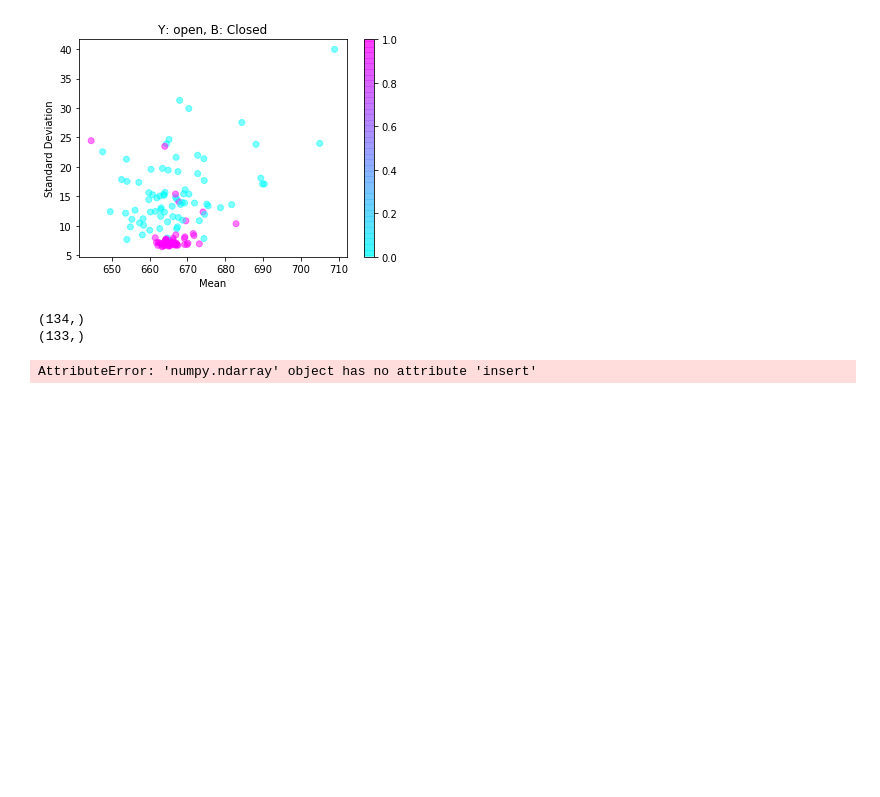
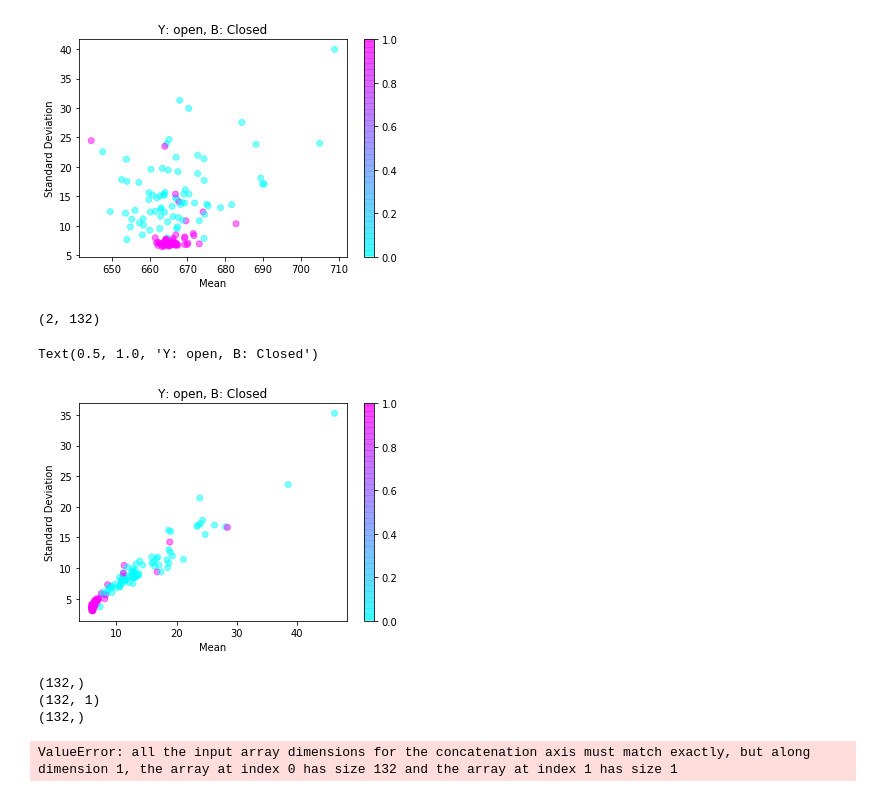
Before and after one commit to redgene/EMG_SignalAnalysis, a Jupyter notebook: EMG_SignalAnalysis_Python.ipynb, the cells around one changed output. Cells and saved outputs as stored; diff of their text form; code cells hidden in the pictures; blank space fills up the shorter version.

```diff
--- a/EMG_SignalAnalysis_Python.ipynb
+++ b/EMG_SignalAnalysis_Python.ipynb
@@ -599,6 +650,22 @@ plt.title('Y: open, B: Closed')
 (2, 132)
 Text(0.5, 1.0, 'Y: open, B: Closed')
 [figure]
+# %%
+mean_all_tmp_reshaped2 = (np.reshape(mean_all_tmp2, (1,np.size(mean_all_tmp2))))
+stdev_tmp_reshaped2    = (np.reshape(stdev_tmp2, (1,np.size(mean_all_tmp2))))
+
+features_mean_stddev2 = np.vstack((mean_all_tmp_reshaped2, stdev_tmp_reshaped2))
+print(np.shape(features_mean_stddev2))
+
+plt.scatter(features_mean_stddev2[0], features_mean_stddev2[1], c = class_binary, alpha=0.5, cmap = cm.cool) #s=10
+plt.xlabel('Mean')
+plt.ylabel('Standard Deviation')
+plt.colorbar() # 0 is for clenched state, 1 is for openn state
+plt.title('Y: open, B: Closed')
+# %% [output]
+(2, 132)
+Text(0.5, 1.0, 'Y: open, B: Closed')
+[figure, added]
 # %%
 import tensorflow.compat.v1 as tf
 tf.disable_v2_behavior()
@@ -617,17 +684,17 @@ from sklearn.model_selection import train_test_split
 
 # mean_all_tmp_propCol = list(mean_all_tmp)
 mean_all_tmp_propCol = (mean_all_tmp)
-mean_all_tmp_propCol.insert(0, 'Mean')
+# mean_all_tmp_propCol.insert(0, 'Mean')
 print(np.shape(mean_all_tmp_propCol))
 
 stdev_tmp_propCol = (stdev_tmp)
 # stdev_tmp_propCol = list(stdev_tmp)
-stdev_tmp_propCol.insert(0, 'Std_dev')
+# stdev_tmp_propCol.insert(0, 'Std_dev')
 print(np.shape(stdev_tmp_propCol))
 
 # class_binary_propCol = list(class_binary)
 class_binary_propCol = (class_binary)
-class_binary_propCol.insert(0, 'Class')
+# class_binary_propCol.insert(0, 'Class')
 print(np.shape(class_binary_propCol))
 
 # print(mean_all_tmp_propCol)
@@ -675,6 +742,7 @@ model.compile( optimizer='adam', loss='binary_crossentropy', metrics=['accuracy'
 model.fit( train_data, train_label, epochs=50, batch_size=1 )
 test_loss, test_acc = model.evaluate( test_data, test_label )
 # %% [output]
-(134,)
-(133,)
+(132,)
+(132, 1)
+(132,)
-AttributeError: 'numpy.ndarray' object has no attribute 'insert'
+ValueError: all the input array dimensions for the concatenation axis must match exactly, but along dimension 1, the array at index 0 has size 132 and the array at index 1 has size 1
```
Also changed, not shown: parts of 16 cells of this notebook, 1 other file.
